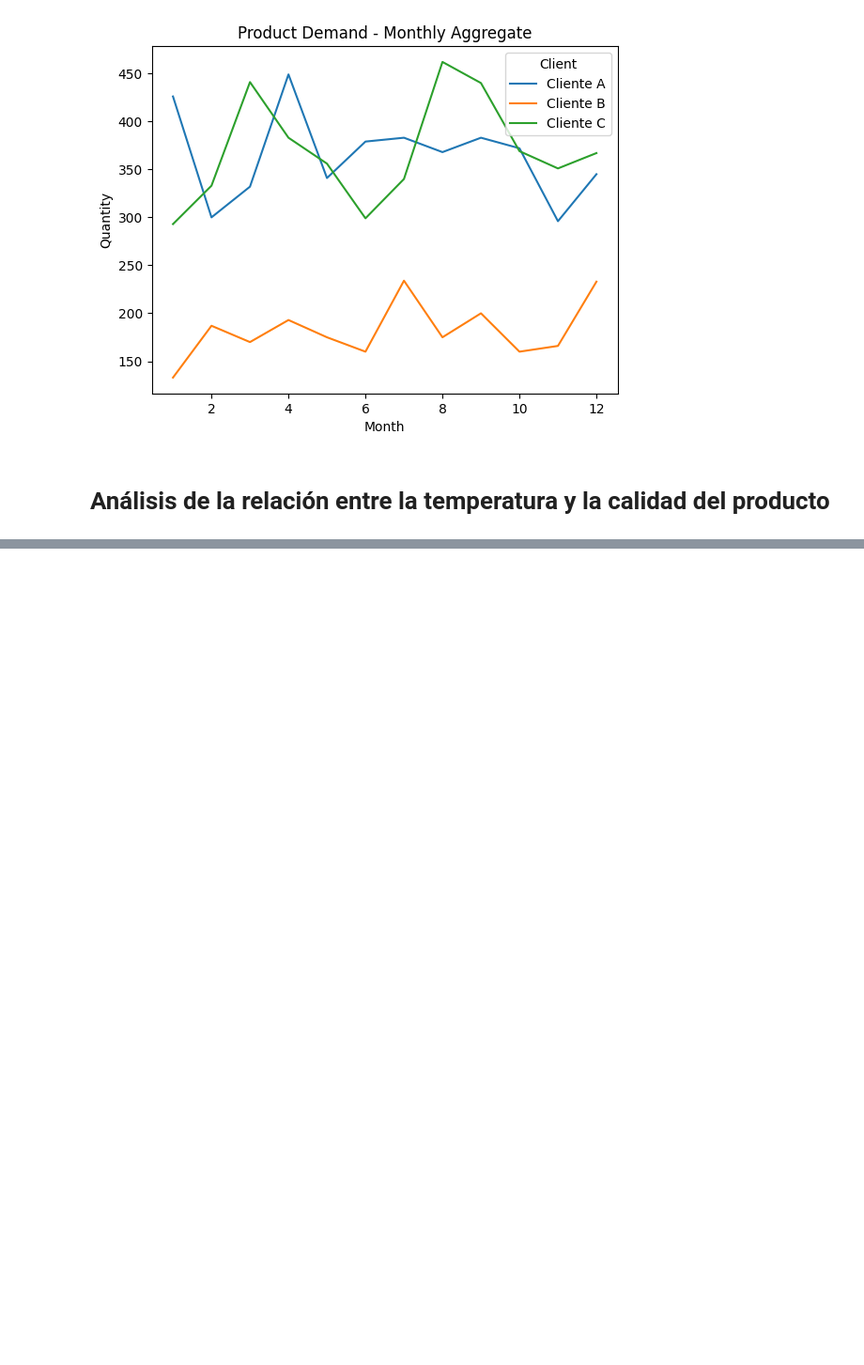
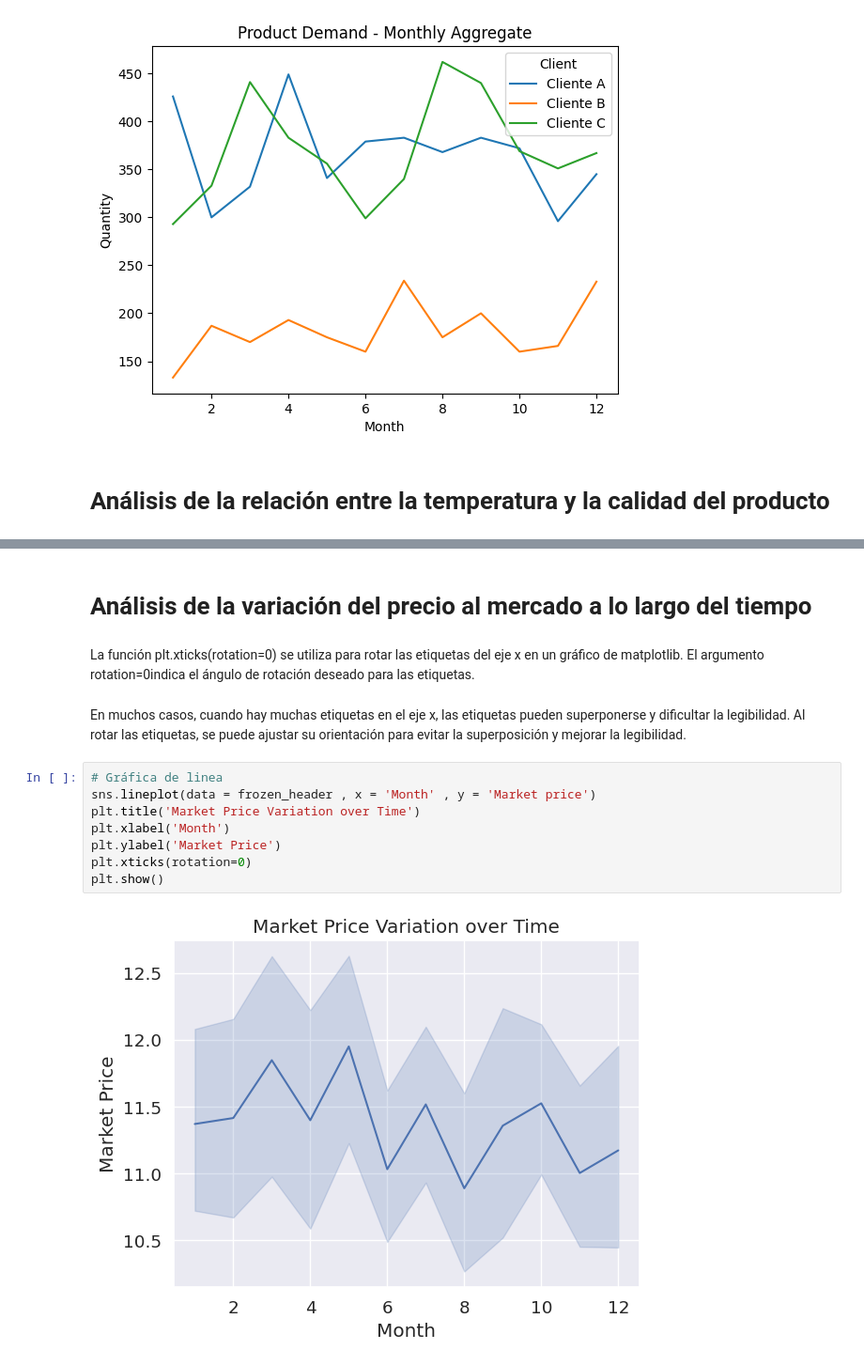
Before and after one commit to Fanton-cpu/demo4_ipynb, a Jupyter notebook: Frozen products.ipynb, the cells around one changed output, grey strips where cells are left out. Shown at 94% size. Drawn from its saved outputs; the diff is of its cells as text; blank space fills up the shorter version.

```diff
--- a/Frozen products.ipynb
+++ b/Frozen products.ipynb
@@ -268,0 +283,16 @@ plt.show()
+# %% [markdown]
+# Análisis de la variación del precio al mercado a lo largo del tiempo
+# %% [markdown]
+La función plt.xticks(rotation=0) se utiliza para rotar las etiquetas del eje x en un gráfico de matplotlib. El argumento rotation=0indica el ángulo de rotación deseado para las etiquetas.
+# %% [markdown]
+En muchos casos, cuando hay muchas etiquetas en el eje x, las etiquetas pueden superponerse y dificultar la legibilidad. Al rotar las etiquetas, se puede ajustar su orientación para evitar la superposición y mejorar la legibilidad.
+# %%
+# Gráfica de linea
+sns.lineplot(data = frozen_header , x = 'Month' , y = 'Market price')
+plt.title('Market Price Variation over Time')
+plt.xlabel('Month')
+plt.ylabel('Market Price')
+plt.xticks(rotation=0)
+plt.show()
+# %% [output]
+[figure, added]
```
Also changed, not shown: parts of 6 cells of this notebook.
